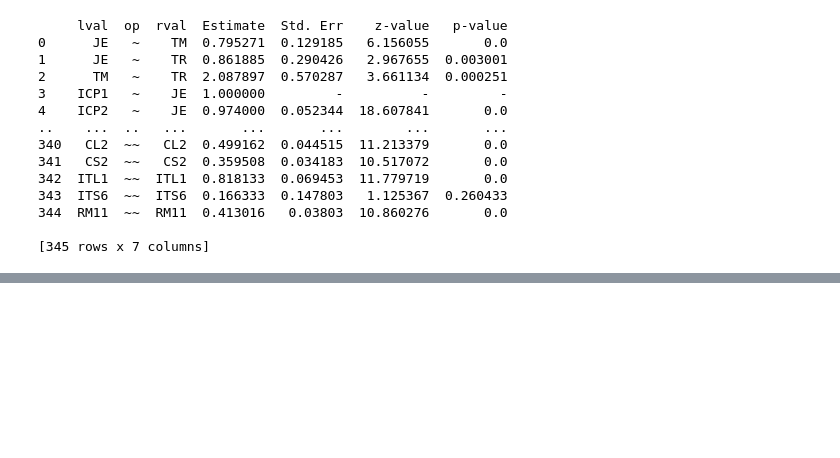
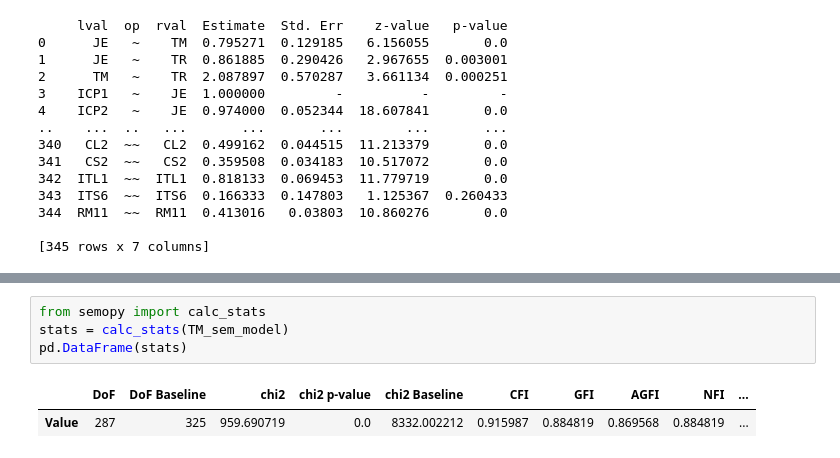
Before and after one commit to pjcroxas/Talent-Retention-in-Railway-Workforce, a Jupyter notebook: Talent_Retention_in_Railway_Workforce.ipynb, the cells around one changed output, grey strips where cells are left out. Drawn from its saved outputs; the diff is of its cells as text; blank space fills up the shorter version.

```diff
--- a/Talent_Retention_in_Railway_Workforce.ipynb
+++ b/Talent_Retention_in_Railway_Workforce.ipynb
@@ -263,0 +397,7 @@ plt.show()
+# %%
+from semopy import calc_stats
+stats = calc_stats(TM_sem_model)
+pd.DataFrame(stats)
+# %% [output]
+|  | DoF | DoF Baseline | chi2 | chi2 p-value | chi2 Baseline | CFI | GFI | AGFI | NFI | ... |
+| Value | 287 | 325 | 959.690719 | 0.0 | 8332.002212 | 0.915987 | 0.884819 | 0.869568 | 0.884819 | ... |
```
Also changed, not shown: parts of 20 cells of this notebook.
